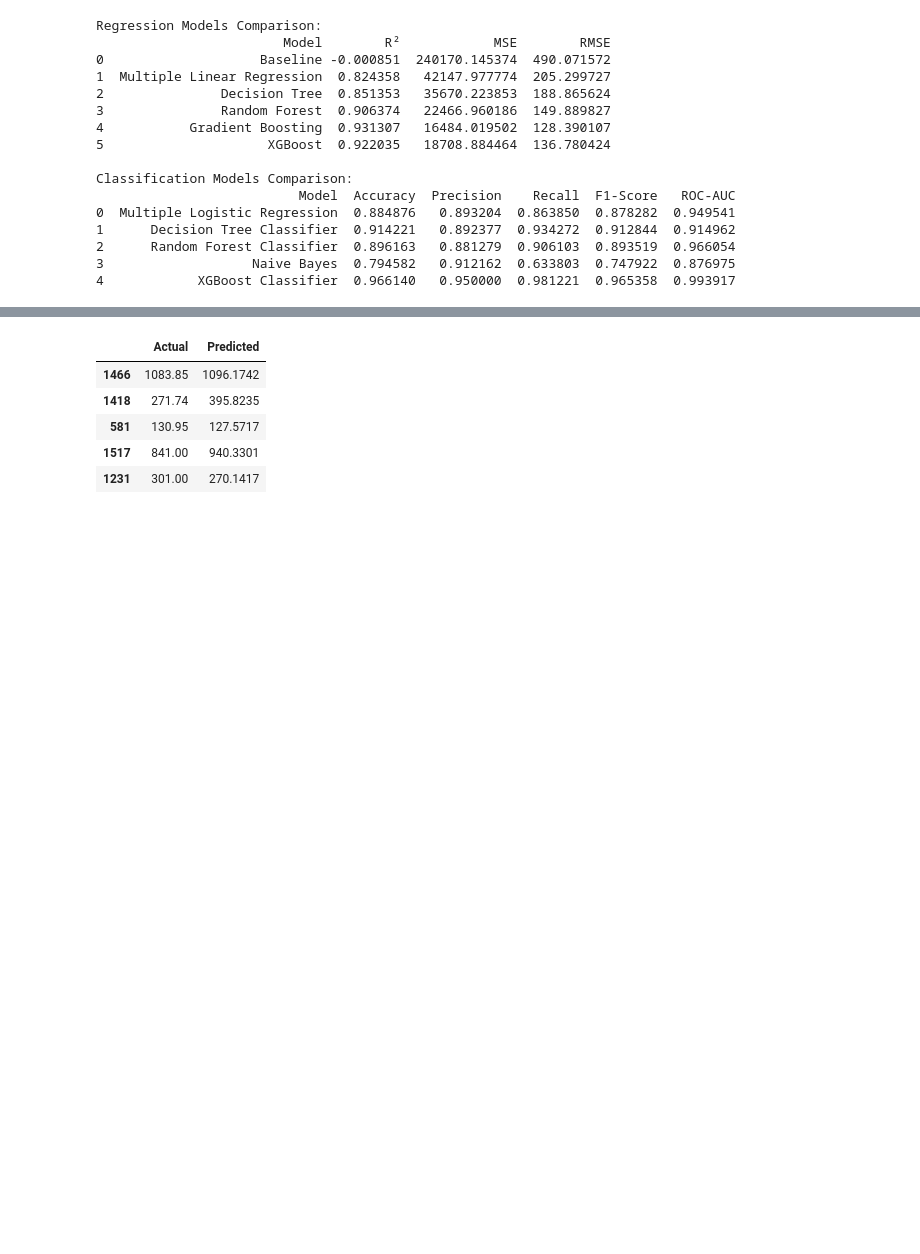
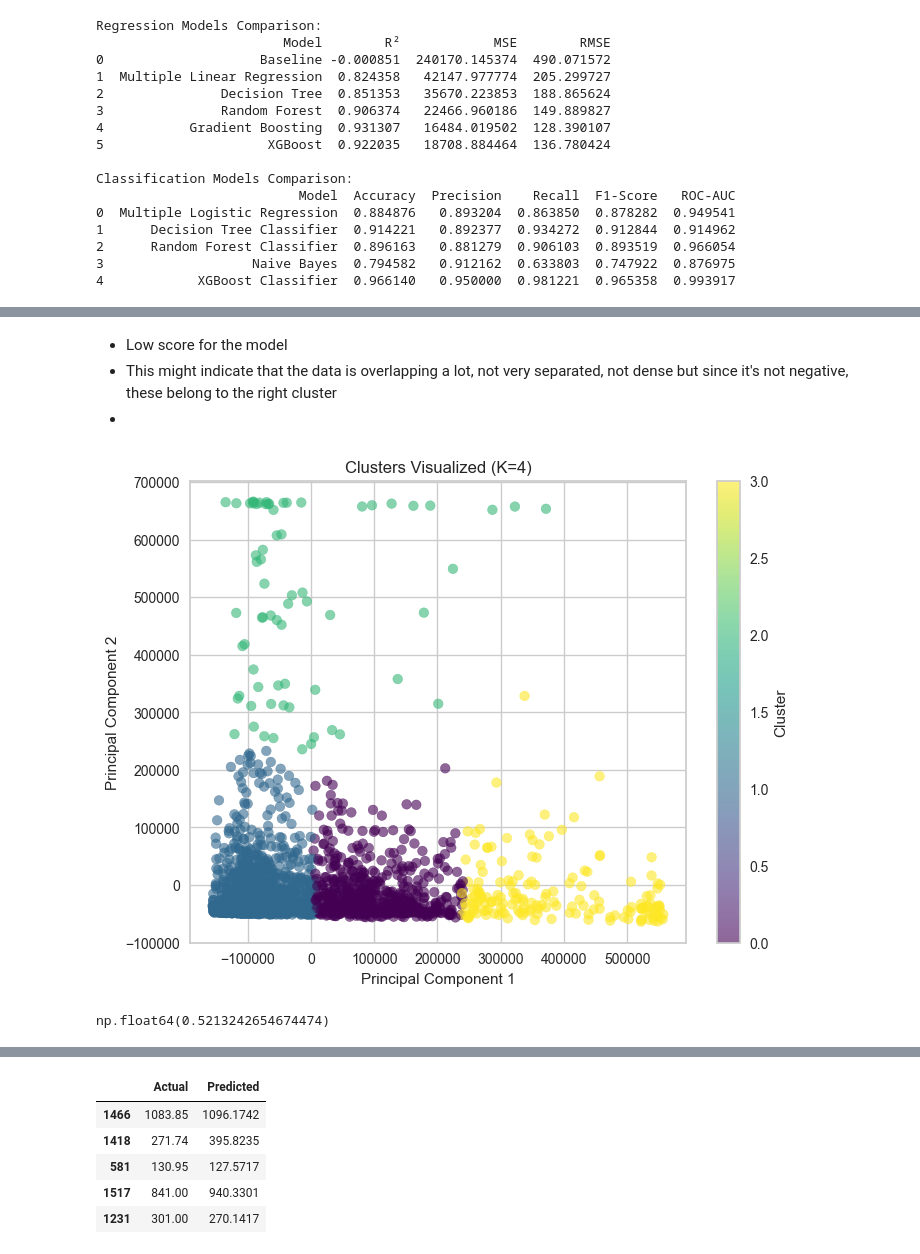
Before and after one commit to RJUNCC/crime_project, a Jupyter notebook: notebooks/better_communities_crime.ipynb, the cells around one changed output, grey strips where cells are left out. Saved outputs shown, nothing was run; the diff lists cells and outputs as text; code cells hidden in the pictures; blank space fills up the shorter version.

```diff
--- a/notebooks/better_communities_crime.ipynb
+++ b/notebooks/better_communities_crime.ipynb
@@ -1086,0 +1169,29 @@ classification_models.to_csv("../data/classification_models.csv", index=False)
+# %% [markdown]
+- Low score for the model
+- This might indicate that the data is overlapping a lot, not very separated, not dense but since it's not negative, these belong to the right cluster
+-
+# %%
+# Apply K-Means with optimal K
+optimal_k = 4
+kmeans = KMeans(n_clusters=optimal_k, random_state=42)
+kmeans.fit(X)
+
+# Add cluster labels to the original dataset
+X_train_clustered = pd.DataFrame(X, columns=features.columns)
+X_train_clustered['Cluster'] = kmeans.labels_
+
+pca = PCA(n_components=2)
+X_pca = pca.fit_transform(X)
+plt.figure(figsize=(8, 6))
+plt.scatter(X_pca[:, 0], X_pca[:, 1], c=kmeans.labels_, cmap='viridis', alpha=0.6)
+plt.title(f'Clusters Visualized (K={optimal_k})')
+plt.xlabel('Principal Component 1')
+plt.ylabel('Principal Component 2')
+plt.colorbar(label='Cluster')
+plt.show()
+# %% [output]
+[figure, added]
+# %%
+silhouette_score(X, kmeans.labels_)
+# %% [output]
+np.float64(0.5213242654674474)
```
Also changed, not shown: parts of 26 cells of this notebook, 1 other file.
